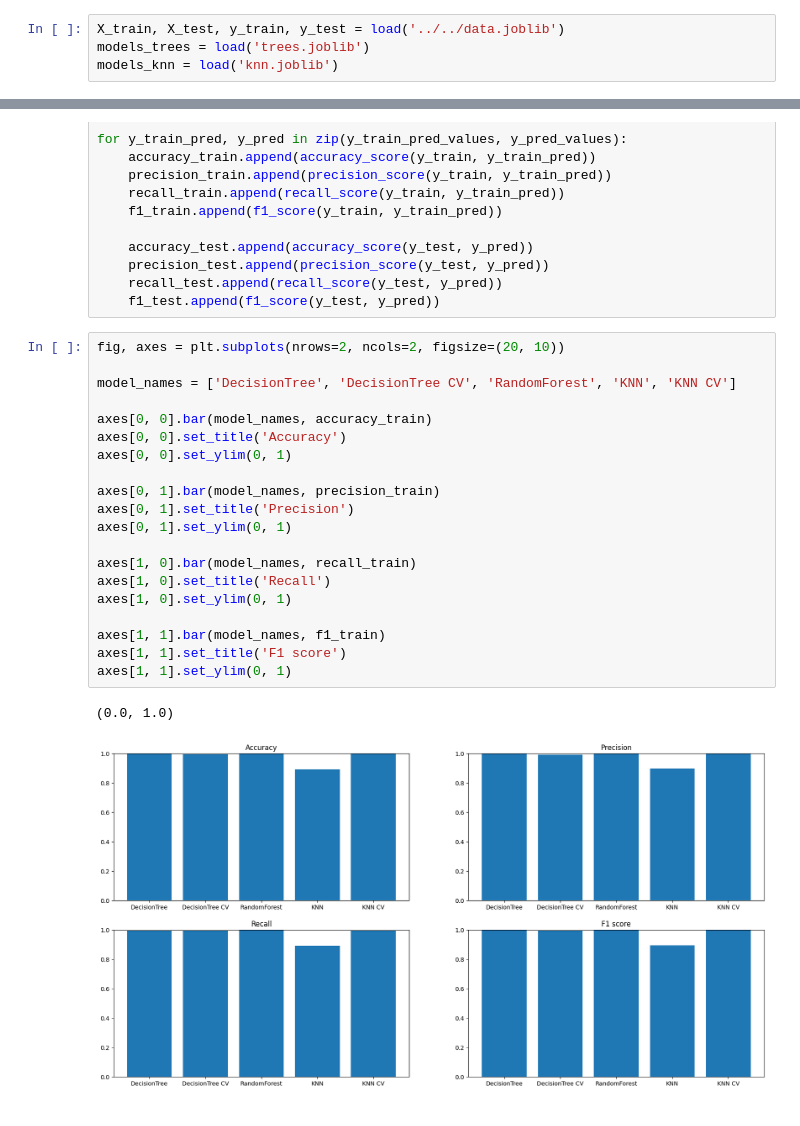
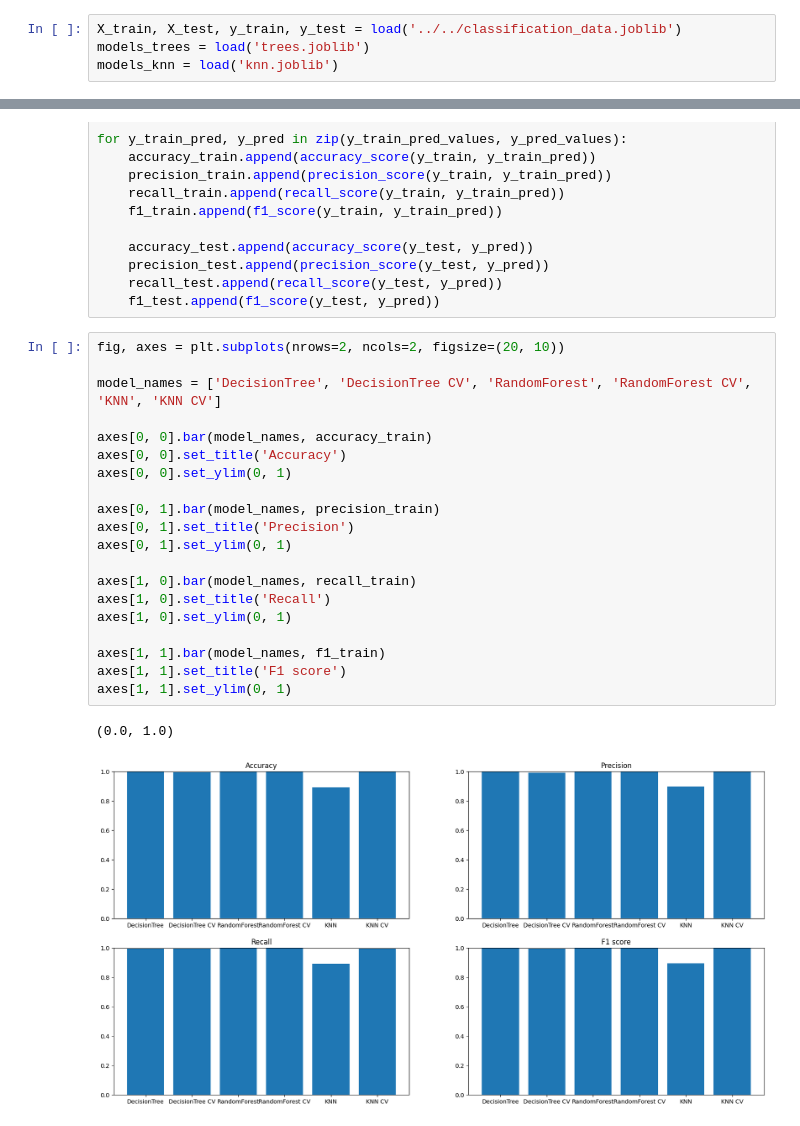
Before and after one commit to MATF-istrazivanje-podataka-1/2023_Data_Mining_Go_winner_Dataset, a Jupyter notebook: models/classification/model_comparison.ipynb, the cells around one changed output, grey strips where cells are left out. Cells and saved outputs as stored; diff of their text form.

Commit message:
added random forest cv model

```diff
--- a/models/classification/model_comparison.ipynb
+++ b/models/classification/model_comparison.ipynb
@@ -9,7 +9,7 @@ from sklearn.tree import DecisionTreeClassifier
 from sklearn.ensemble import RandomForestClassifier
 from sklearn.neighbors import KNeighborsClassifier
 # %%
-X_train, X_test, y_train, y_test = load('../../data.joblib')
+X_train, X_test, y_train, y_test = load('../../classification_data.joblib')
 models_trees = load('trees.joblib')
 models_knn = load('knn.joblib')
 # %%
@@ -107,25 +109,25 @@ for y_train_pred, y_pred in zip(y_train_pred_values, y_pred_values):
 # %%
 fig, axes = plt.subplots(nrows=2, ncols=2, figsize=(20, 10))
 
-model_names = ['DecisionTree', 'DecisionTree CV', 'RandomForest', 'KNN', 'KNN CV']
+model_names = ['DecisionTree', 'DecisionTree CV', 'RandomForest', 'RandomForest CV', 'KNN', 'KNN CV']
 
 axes[0, 0].bar(model_names, accuracy_train)
 axes[0, 0].set_title('Accuracy')
 axes[0, 0].set_ylim(0, 1)
 
 axes[0, 1].bar(model_names, precision_train)
 axes[0, 1].set_title('Precision')
 axes[0, 1].set_ylim(0, 1)
 
 axes[1, 0].bar(model_names, recall_train)
 axes[1, 0].set_title('Recall')
 axes[1, 0].set_ylim(0, 1)
 
 axes[1, 1].bar(model_names, f1_train)
 axes[1, 1].set_title('F1 score')
 axes[1, 1].set_ylim(0, 1)
 # %% [output]
 (0.0, 1.0)
-[figure, old version]
+[figure, new version]
 # %%
 fig, axes = plt.subplots(nrows=2, ncols=2, figsize=(20, 10))
```
Also changed, not shown: parts of 4 cells of this notebook, 1 other file.
